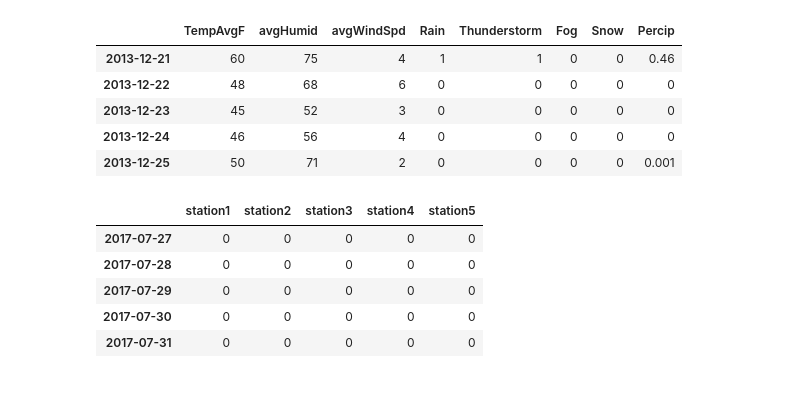
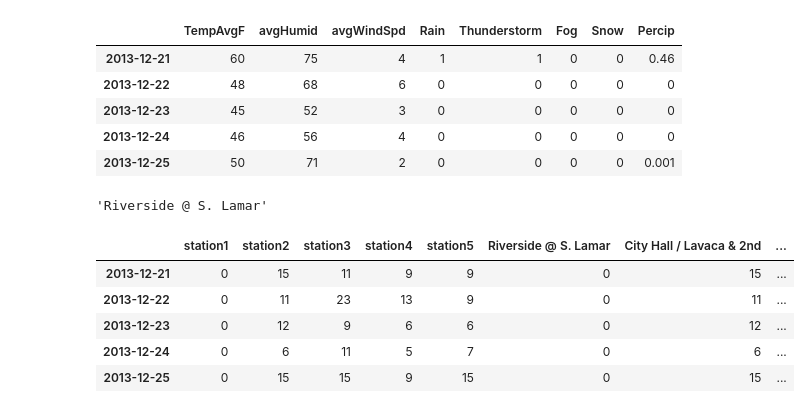
Before and after one commit to Mannequintessential/machine-learning-udacity-course, a Jupyter notebook: projects/capstone/bike-share-analysis.ipynb, the cells around one changed output. Cells and saved outputs as stored; diff of their text form; code cells hidden in the pictures.

```diff
--- a/projects/capstone/bike-share-analysis.ipynb
+++ b/projects/capstone/bike-share-analysis.ipynb
@@ -364,21 +365,27 @@ tripInfo.head()
 | 2013-12-25 | 50 | 71 | 2 | 0 | 0 | 0 | 0 | 0.001 |
 # %%
 # add trip counts by station
+dayliststr = days.map(lambda x: x.strftime('%Y-%m-%d')).tolist()
 for station in top5Stations:
     tempTrips = trips[trips['start_station_name']==station]
     tempCount = []
-    for day in daylist:
+    for day in dayliststr:
         tempCount.append(len(tempTrips[tempTrips['date']==day]))
-    if station == 'Riverside @ S. Lamar':
-        station1 = tempCount
-    elif station == 'City Hall / Lavaca & 2nd':
-        station2 = tempCount
-    elif station == '5th & Bowie':
-        station3 = tempCount
-    elif station == '2nd & Congress':
-        station4 = tempCount
-    elif station == '4th & Congress':
-        station5 = tempCount
+    tripCounts[station] = tempCount
+#     if station == 'Riverside @ S. Lamar':
+#         station1 = tempCount
+#     elif station == 'City Hall / Lavaca & 2nd':
+#         station2 = tempCount
+#     elif station == '5th & Bowie':
+#         station3 = tempCount
+#     elif station == '2nd & Congress':
+#         station4 = tempCount
+#     elif station == '4th & Congress':
+#         station5 = tempCount
+# %%
+top5Stations[0]
+# %% [output]
+'Riverside @ S. Lamar'
 # %%
 tripCounts = pd.DataFrame(index=days)
 
@@ -390,14 +397,14 @@ tripCounts['station5']=station5
 # %%
 # each column in trip counts represents a bike share station with a daily total of rentals. This will be our Y label.
 # the regressions will be run for each station independently.
-tripCounts.tail()
+tripCounts.head()
 # %% [output]
-|  | station1 | station2 | station3 | station4 | station5 |
-| 2017-07-27 | 0 | 0 | 0 | 0 | 0 |
-| 2017-07-28 | 0 | 0 | 0 | 0 | 0 |
-| 2017-07-29 | 0 | 0 | 0 | 0 | 0 |
-| 2017-07-30 | 0 | 0 | 0 | 0 | 0 |
-| 2017-07-31 | 0 | 0 | 0 | 0 | 0 |
+|  | station1 | station2 | station3 | station4 | station5 | Riverside @ S. Lamar | City Hall / Lavaca & 2nd | ... |
+| 2013-12-21 | 0 | 15 | 11 | 9 | 9 | 0 | 15 | ... |
+| 2013-12-22 | 0 | 11 | 23 | 13 | 9 | 0 | 11 | ... |
+| 2013-12-23 | 0 | 12 | 9 | 6 | 6 | 0 | 12 | ... |
+| 2013-12-24 | 0 | 6 | 11 | 5 | 7 | 0 | 6 | ... |
+| 2013-12-25 | 0 | 15 | 15 | 9 | 15 | 0 | 15 | ... |
 # %%
 a = pd.Series(daylist)
 b = pd.to_datetime(a).dt.dayofweek
```
Also changed, not shown: parts of 13 cells of this notebook, 1 other file.
